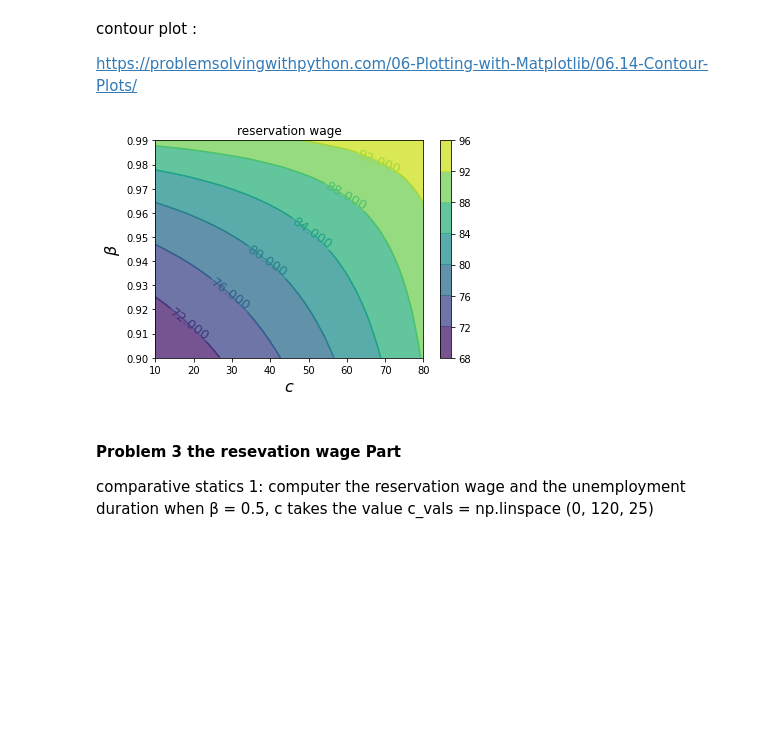
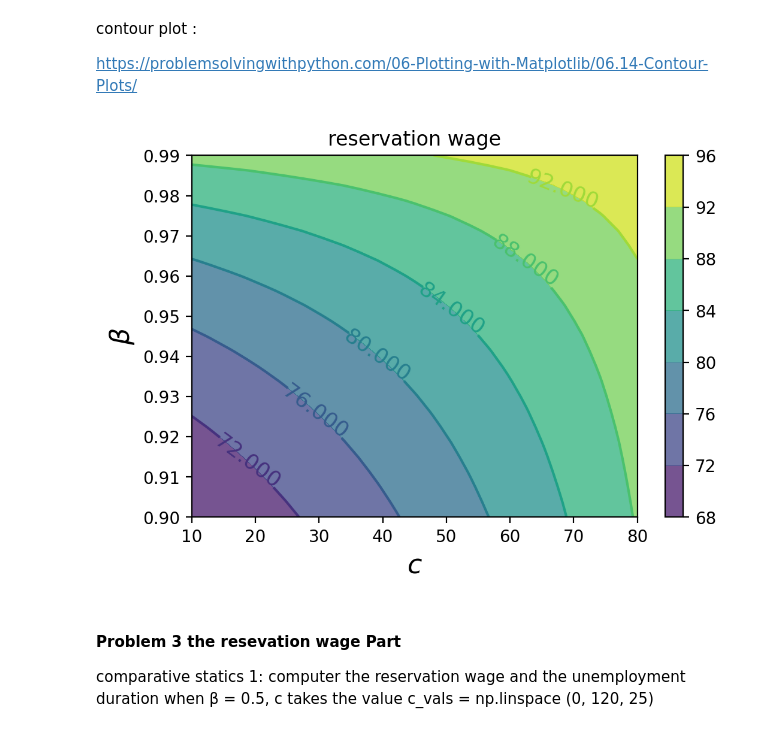
Before and after one commit to HuangruiChu/ECON211, a Jupyter notebook: Huangrui_Chu_Job_Searching_Model.ipynb, the cells around one changed output. Cells and saved outputs as stored; diff of their text form; code cells hidden in the pictures; blank space fills up the shorter version.

```diff
--- a/Huangrui_Chu_Job_Searching_Model.ipynb
+++ b/Huangrui_Chu_Job_Searching_Model.ipynb
@@ -228,24 +228,24 @@ contour plot :
 
 https://problemsolvingwithpython.com/06-Plotting-with-Matplotlib/06.14-Contour-Plots/
 # %%
-fig, ax = plt.subplots()
+fig, ax = plt.subplots(dpi=200)
 
 cs1 = ax.contourf(c_vals, β_vals, R.T, alpha=0.75)
 ctr1 = ax.contour(c_vals, β_vals, R.T)
 
 plt.clabel(ctr1, inline=1, fontsize=13)
 plt.colorbar(cs1, ax=ax)
 
 
 ax.set_title("reservation wage")
 ax.set_xlabel("$c$", fontsize=16)
 ax.set_ylabel("$β$", fontsize=16)
 
 ax.ticklabel_format(useOffset=False)
 
 plt.show()
 # %% [output]
-[figure, old version]
+[figure, new version]
 # %% [markdown]
 #### Problem 3 the resevation wage Part
 comparative statics 1: computer the reservation wage and the unemployment duration when β = 0.5, c takes the value c_vals = np.linspace (0, 120, 25)
```
Also changed, not shown: parts of 8 cells of this notebook.
